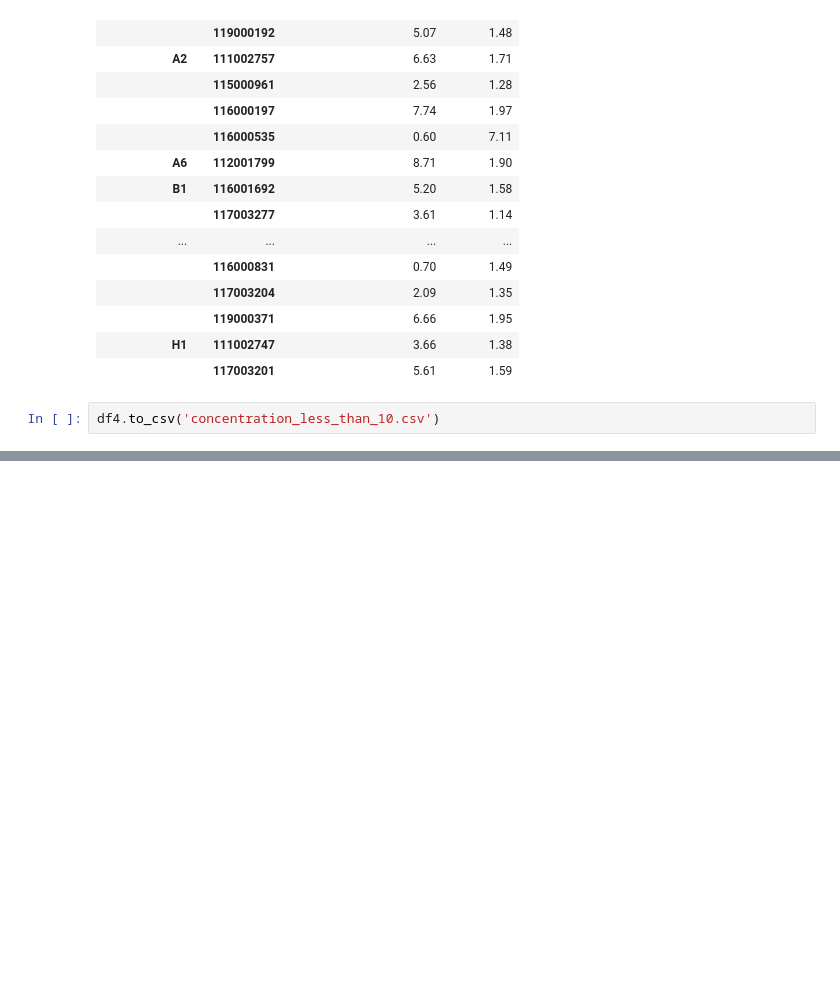
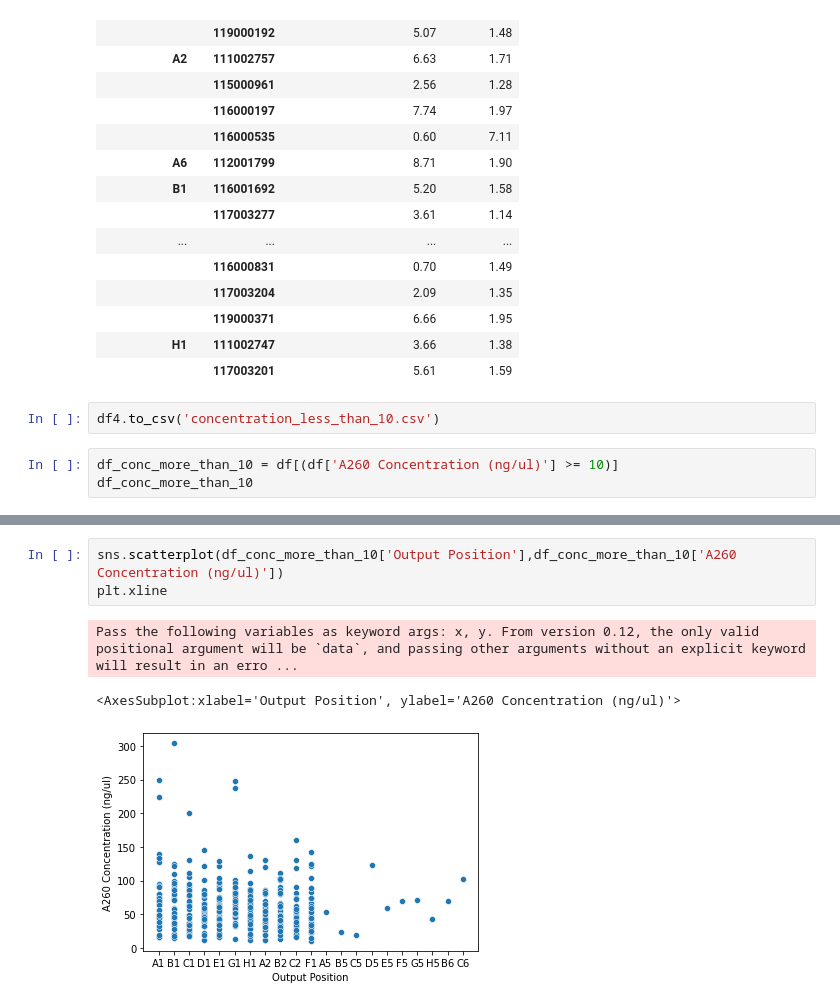
Before and after one commit to UK-BIOCentre/SSD_Core, a Jupyter notebook: Analysis/Apr 2022/GEL RNA/April 2022.ipynb, the cells around one changed output, grey strips where cells are left out. Saved outputs shown, nothing was run; the diff lists cells and outputs as text; blank space fills up the shorter version.

```diff
--- a/Analysis/Apr 2022/GEL RNA/April 2022.ipynb
+++ b/Analysis/Apr 2022/GEL RNA/April 2022.ipynb
@@ -349,3 +349,6 @@ Contamination for A260 Concentration (ng/ul)
 |  | 117003201 | 5.61 | 1.59 |
 # %%
 df4.to_csv('concentration_less_than_10.csv')
+# %%
+df_conc_more_than_10 = df[(df['A260 Concentration (ng/ul)'] >= 10)]
+df_conc_more_than_10
@@ -351,0 +385,7 @@ df4.to_csv('concentration_less_than_10.csv')
+# %%
+sns.scatterplot(df_conc_more_than_10['Output Position'],df_conc_more_than_10['A260 Concentration (ng/ul)'])
+plt.xline
+# %% [output]
+Pass the following variables as keyword args: x, y. From version 0.12, the only valid positional argument will be `data`, and passing other arguments without an explicit keyword will result in an erro ...
+<AxesSubplot:xlabel='Output Position', ylabel='A260 Concentration (ng/ul)'>
+[figure, added]
```
Also changed, not shown: parts of 4 cells of this notebook, 47 other files.
